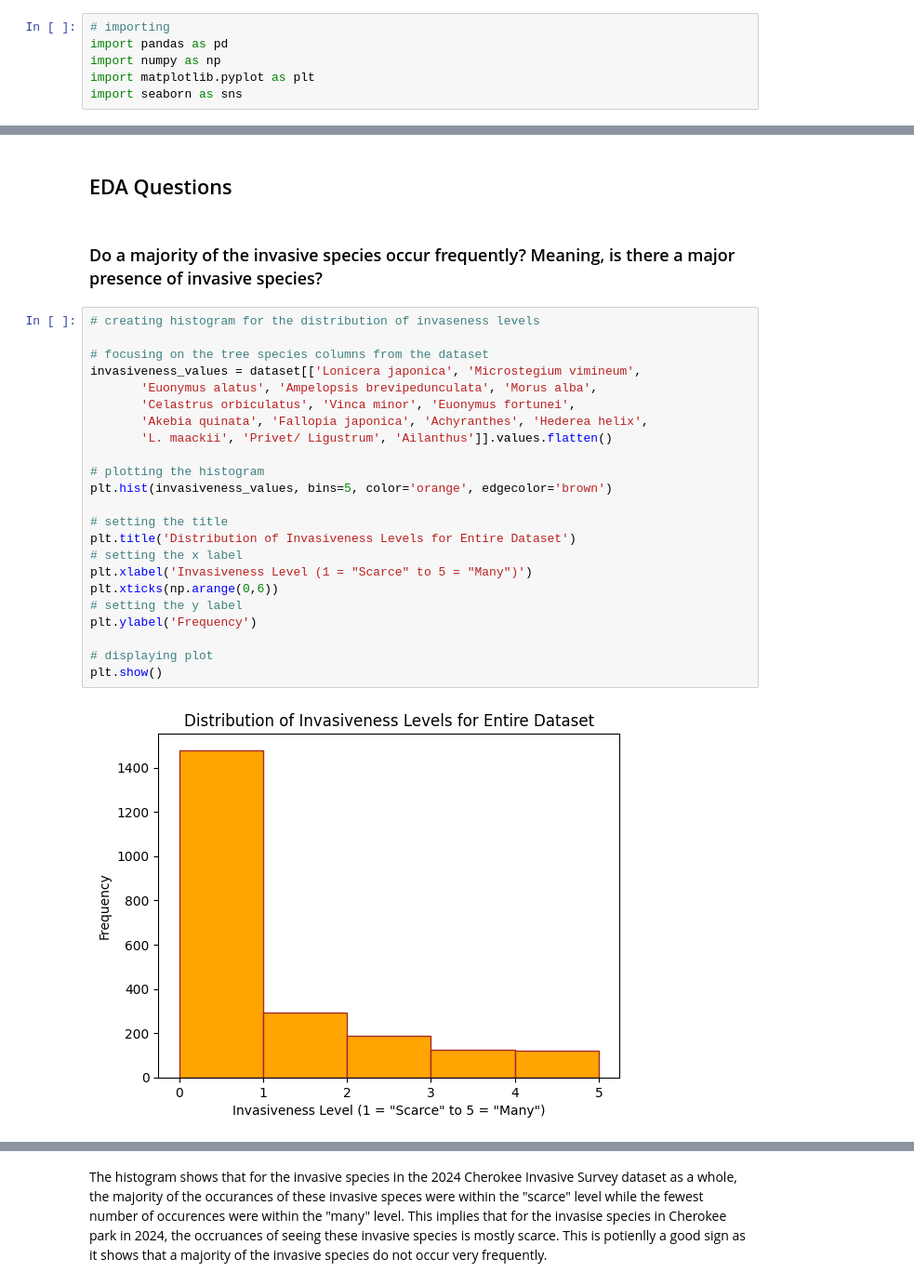
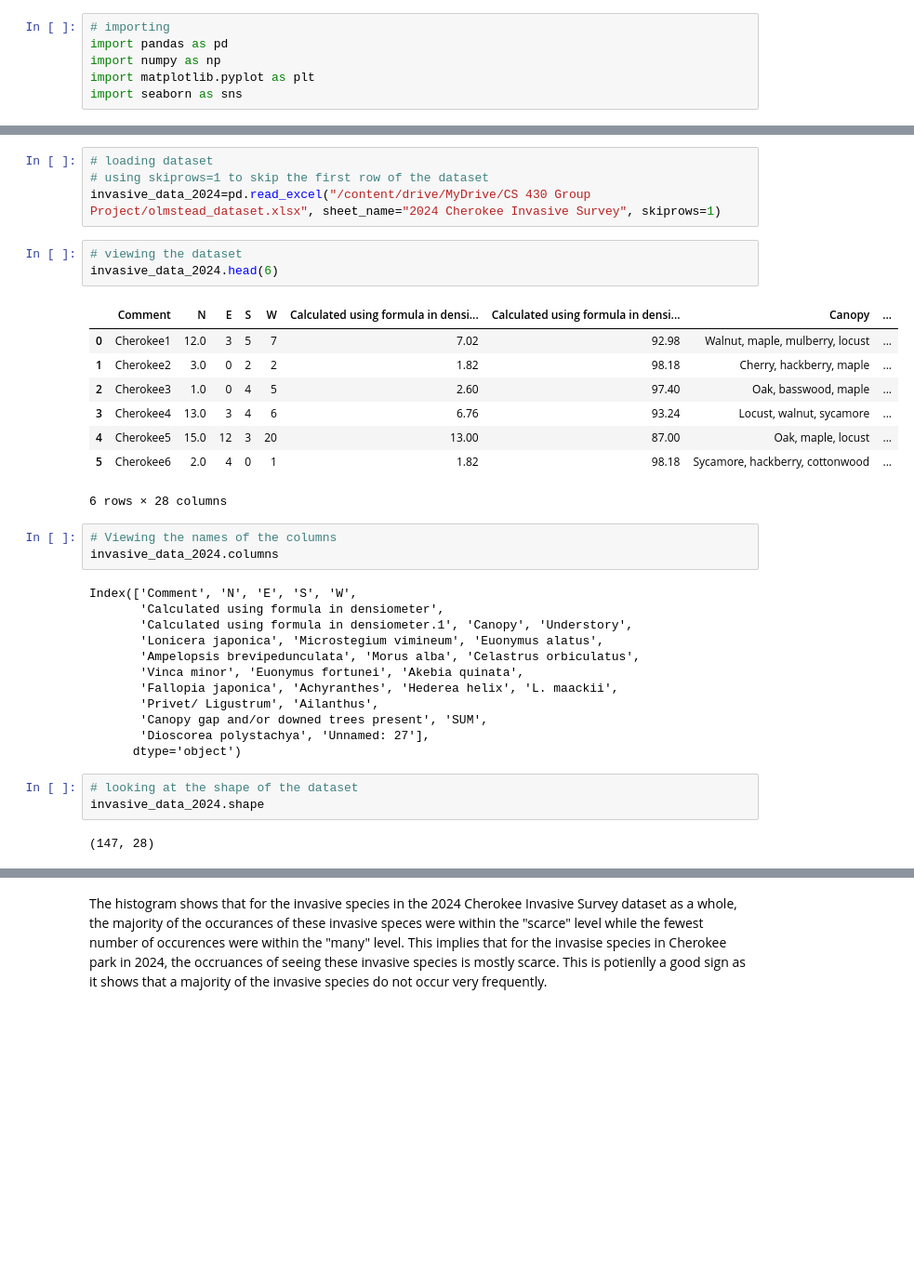
Before and after one commit to Graviton12/CS-430-Group-Project, a Jupyter notebook: 2024_Cherokee_Invasive_Survey_EDA_samia.ipynb, the cells around one changed output, grey strips where cells are left out. Shown at 93% size. Saved outputs shown, nothing was run; the diff lists cells and outputs as text; blank space fills up the shorter version.

```diff
--- a/2024_Cherokee_Invasive_Survey_EDA_samia.ipynb
+++ b/2024_Cherokee_Invasive_Survey_EDA_samia.ipynb
@@ -171,29 +15,36 @@ dtype: int64
-# %% [markdown]
-## EDA Questions
-# %% [markdown]
-### Do a majority of the invasive species occur frequently? Meaning, is there a major presence of invasive species?
-# %%
-# creating histogram for the distribution of invaseness levels
-
-# focusing on the tree species columns from the dataset
-invasiveness_values = dataset[['Lonicera japonica', 'Microstegium vimineum',
-       'Euonymus alatus', 'Ampelopsis brevipedunculata', 'Morus alba',
-       'Celastrus orbiculatus', 'Vinca minor', 'Euonymus fortunei',
-       'Akebia quinata', 'Fallopia japonica', 'Achyranthes', 'Hederea helix',
-       'L. maackii', 'Privet/ Ligustrum', 'Ailanthus']].values.flatten()
-
-# plotting the histogram
-plt.hist(invasiveness_values, bins=5, color='orange', edgecolor='brown')
-
-# setting the title
-plt.title('Distribution of Invasiveness Levels for Entire Dataset')
-# setting the x label
-plt.xlabel('Invasiveness Level (1 = "Scarce" to 5 = "Many")')
-plt.xticks(np.arange(0,6))
-# setting the y label
-plt.ylabel('Frequency')
-
-# displaying plot
-plt.show()
-# %% [output]
-[figure, removed]
+# %%
+# loading dataset
+# using skiprows=1 to skip the first row of the dataset
+invasive_data_2024=pd.read_excel("/content/drive/MyDrive/CS 430 Group Project/olmstead_dataset.xlsx", sheet_name="2024 Cherokee Invasive Survey", skiprows=1)
+# %%
+# viewing the dataset
+invasive_data_2024.head(6)
+# %% [output]
+|  | Comment | N | E | S | W | Calculated using formula in densi... | Calculated using formula in densi... | Canopy | ... |
+| 0 | Cherokee1 | 12.0 | 3 | 5 | 7 | 7.02 | 92.98 | Walnut, maple, mulberry, locust | ... |
+| 1 | Cherokee2 | 3.0 | 0 | 2 | 2 | 1.82 | 98.18 | Cherry, hackberry, maple | ... |
+| 2 | Cherokee3 | 1.0 | 0 | 4 | 5 | 2.60 | 97.40 | Oak, basswood, maple | ... |
+| 3 | Cherokee4 | 13.0 | 3 | 4 | 6 | 6.76 | 93.24 | Locust, walnut, sycamore | ... |
+| 4 | Cherokee5 | 15.0 | 12 | 3 | 20 | 13.00 | 87.00 | Oak, maple, locust | ... |
+| 5 | Cherokee6 | 2.0 | 4 | 0 | 1 | 1.82 | 98.18 | Sycamore, hackberry, cottonwood | ... |
+6 rows × 28 columns
+# %%
+# Viewing the names of the columns
+invasive_data_2024.columns
+# %% [output]
+Index(['Comment', 'N', 'E', 'S', 'W',
+       'Calculated using formula in densiometer',
+       'Calculated using formula in densiometer.1', 'Canopy', 'Understory',
+       'Lonicera japonica', 'Microstegium vimineum', 'Euonymus alatus',
+       'Ampelopsis brevipedunculata', 'Morus alba', 'Celastrus orbiculatus',
+       'Vinca minor', 'Euonymus fortunei', 'Akebia quinata',
+       'Fallopia japonica', 'Achyranthes', 'Hederea helix', 'L. maackii',
+       'Privet/ Ligustrum', 'Ailanthus',
+       'Canopy gap and/or downed trees present', 'SUM',
+       'Dioscorea polystachya', 'Unnamed: 27'],
+      dtype='object')
+# %%
+# looking at the shape of the dataset
+invasive_data_2024.shape
+# %% [output]
+(147, 28)
```
Also changed, not shown: parts of 35 cells of this notebook.
